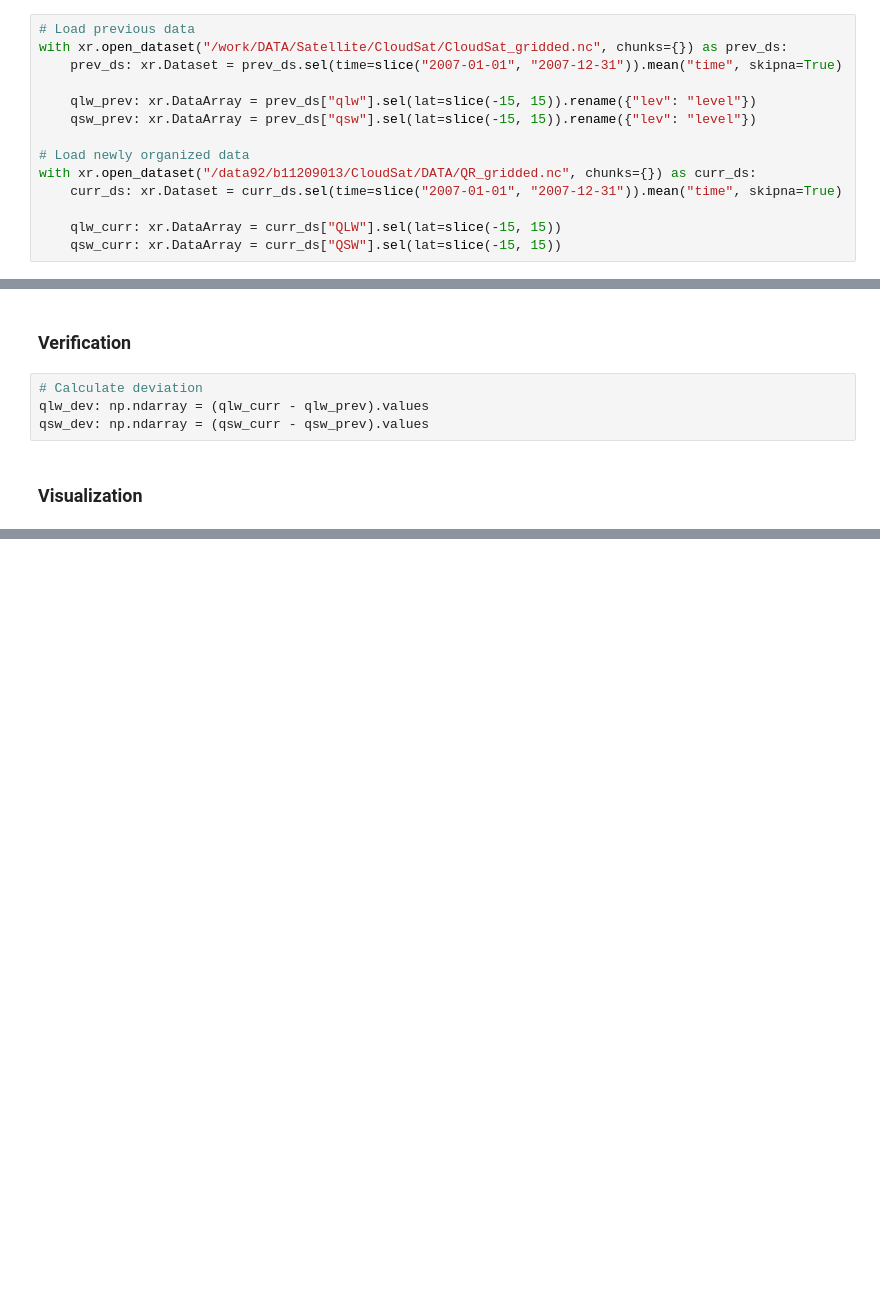
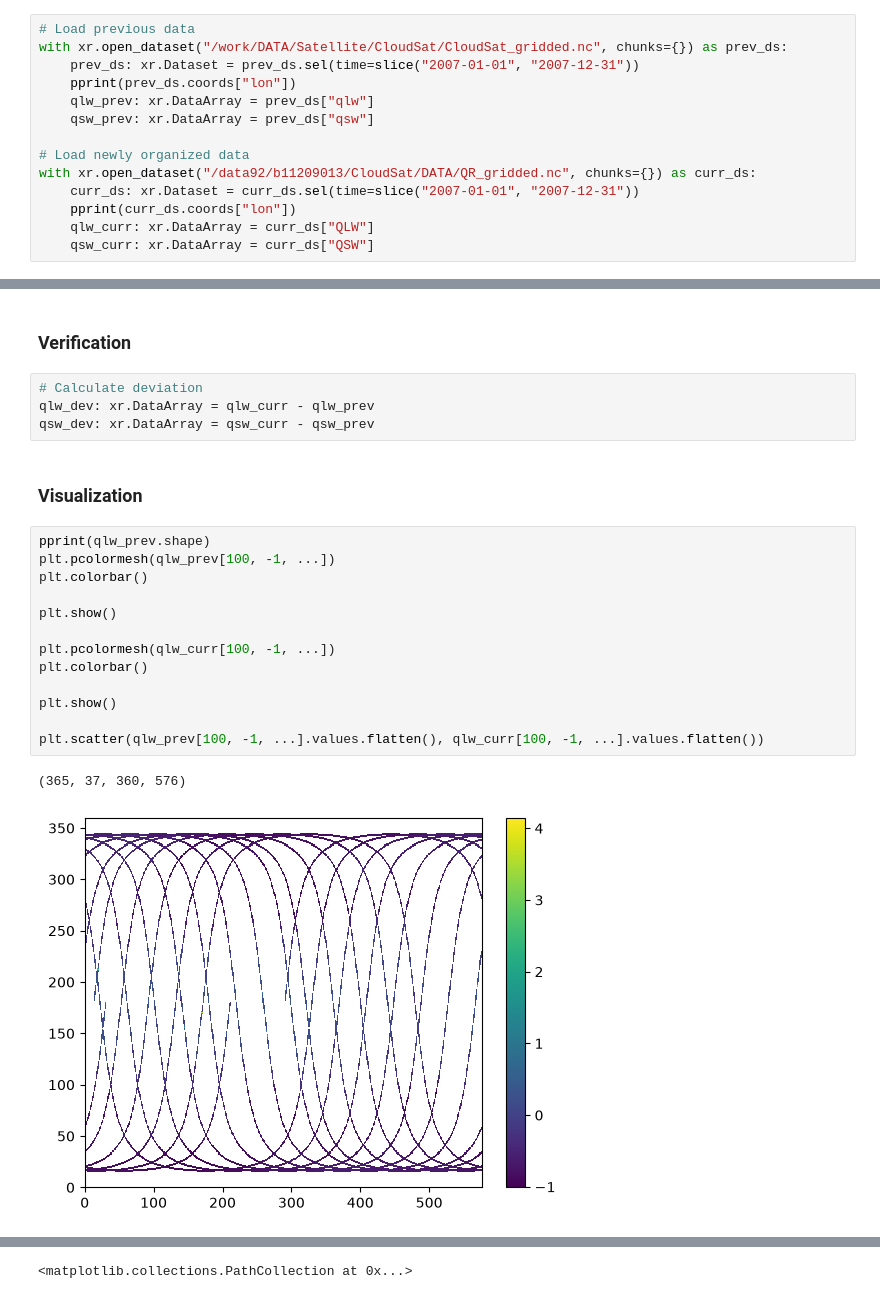
Before and after one commit to JosephKan828/CloudSat_Processing, a Jupyter notebook: Code/Verification.ipynb, the cells around one changed output, grey strips where cells are left out. Cells and saved outputs as stored; diff of their text form; blank space fills up the shorter version.

```diff
--- a/Code/Verification.ipynb
+++ b/Code/Verification.ipynb
@@ -29,14 +29,14 @@ import matplotlib.pyplot as plt
 # %%
 # Load previous data
 with xr.open_dataset("/work/DATA/Satellite/CloudSat/CloudSat_gridded.nc", chunks={}) as prev_ds:
-    prev_ds: xr.Dataset = prev_ds.sel(time=slice("2007-01-01", "2007-12-31")).mean("time", skipna=True)
-
-    qlw_prev: xr.DataArray = prev_ds["qlw"].sel(lat=slice(-15, 15)).rename({"lev": "level"})
-    qsw_prev: xr.DataArray = prev_ds["qsw"].sel(lat=slice(-15, 15)).rename({"lev": "level"})
+    prev_ds: xr.Dataset = prev_ds.sel(time=slice("2007-01-01", "2007-12-31"))
+    pprint(prev_ds.coords["lon"])
+    qlw_prev: xr.DataArray = prev_ds["qlw"]
+    qsw_prev: xr.DataArray = prev_ds["qsw"]
 
 # Load newly organized data
 with xr.open_dataset("/data92/b11209013/CloudSat/DATA/QR_gridded.nc", chunks={}) as curr_ds:
-    curr_ds: xr.Dataset = curr_ds.sel(time=slice("2007-01-01", "2007-12-31")).mean("time", skipna=True)
-
-    qlw_curr: xr.DataArray = curr_ds["QLW"].sel(lat=slice(-15, 15))
-    qsw_curr: xr.DataArray = curr_ds["QSW"].sel(lat=slice(-15, 15))
+    curr_ds: xr.Dataset = curr_ds.sel(time=slice("2007-01-01", "2007-12-31"))
+    pprint(curr_ds.coords["lon"])
+    qlw_curr: xr.DataArray = curr_ds["QLW"]
+    qsw_curr: xr.DataArray = curr_ds["QSW"]
@@ -44,7 +62,23 @@ with xr.open_dataset("/data92/b11209013/CloudSat/DATA/QR_gridded.nc", chunks={})
 ### Verification
 # %%
 # Calculate deviation
-qlw_dev: np.ndarray = (qlw_curr - qlw_prev).values
-qsw_dev: np.ndarray = (qsw_curr - qsw_prev).values
+qlw_dev: xr.DataArray = qlw_curr - qlw_prev
+qsw_dev: xr.DataArray = qsw_curr - qsw_prev
 # %% [markdown]
 ### Visualization
+# %%
+pprint(qlw_prev.shape)
+plt.pcolormesh(qlw_prev[100, -1, ...])
+plt.colorbar()
+
+plt.show()
+
+plt.pcolormesh(qlw_curr[100, -1, ...])
+plt.colorbar()
+
+plt.show()
+
+plt.scatter(qlw_prev[100, -1, ...].values.flatten(), qlw_curr[100, -1, ...].values.flatten())
+# %% [output]
+(365, 37, 360, 576)
+[figure, added]
@@ -50,0 +86 @@ qsw_dev: np.ndarray = (qsw_curr - qsw_prev).values
+<matplotlib.collections.PathCollection at 0x...>
```
Also changed, not shown: parts of 2 cells of this notebook, 8 other files.
